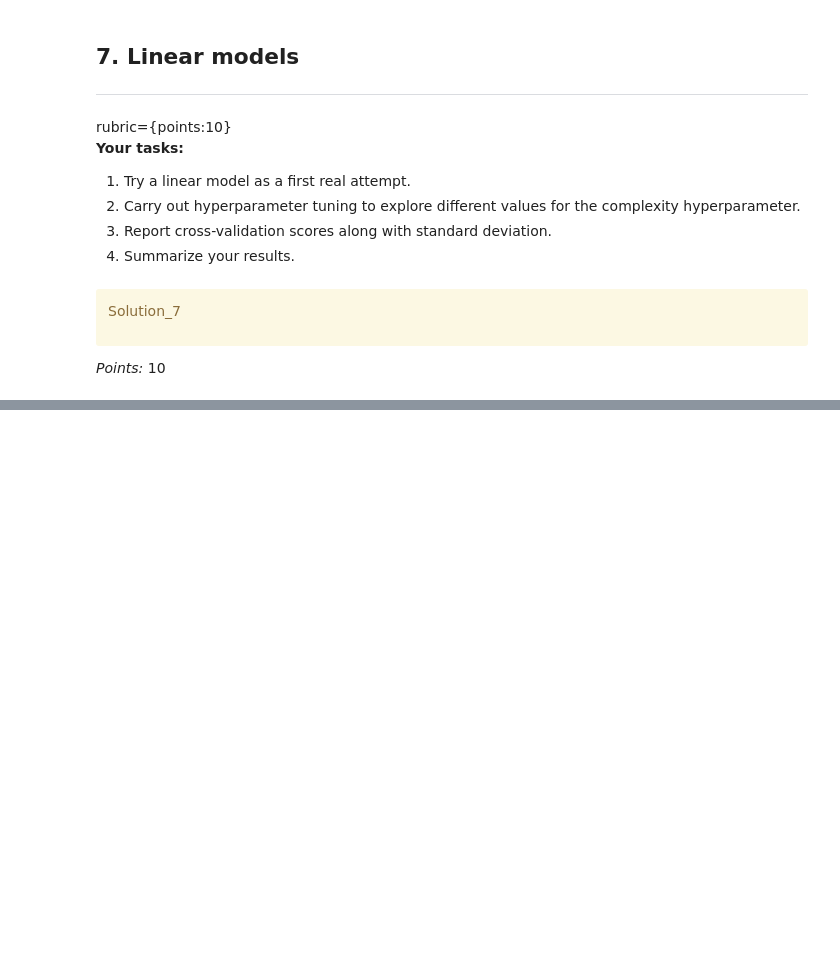
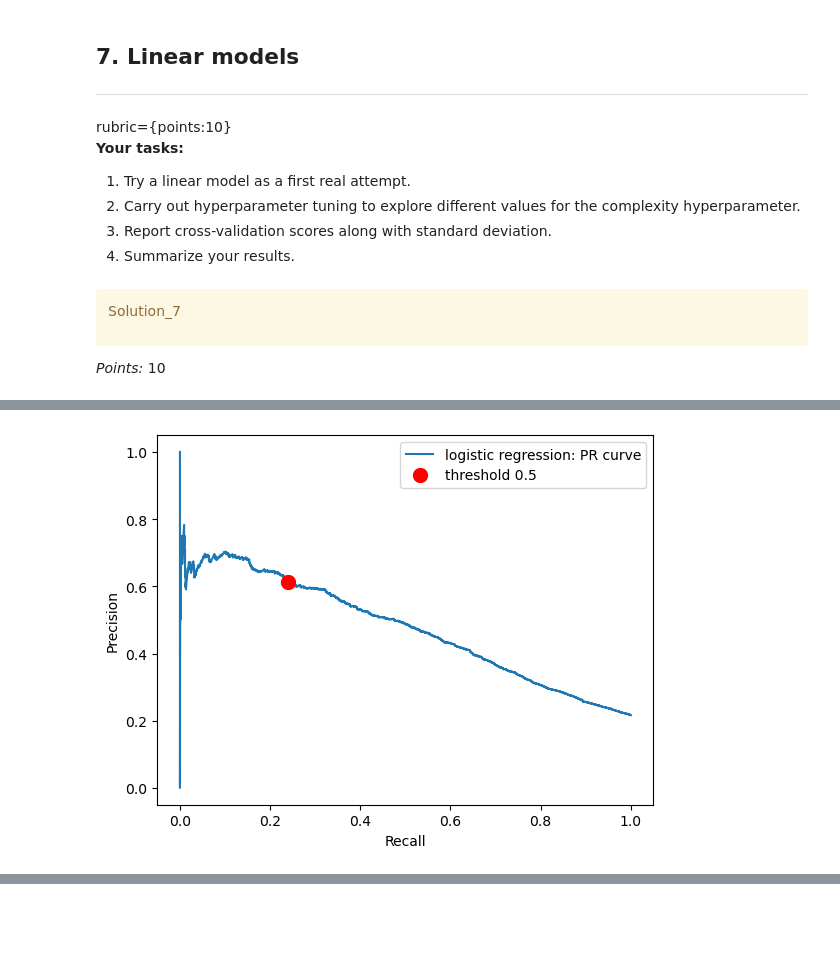
Before and after one commit to ivy-ll/cs330hw5, a Jupyter notebook: hw5.ipynb, the cells around one changed output, grey strips where cells are left out. Drawn from its saved outputs; the diff is of its cells as text; code cells hidden in the pictures; blank space fills up the shorter version.

```diff
--- a/hw5.ipynb
+++ b/hw5.ipynb
@@ -506,7 +515,9 @@ Solution_5
 
 _Points:_ 10
 # %%
-numeric_features = ['credit_limit', 'age', 'average_payment_delay', 'balance_due_sep', 'balance_due_aug', 'balance_due_jul', 'balance_due_jun', 'balance_due_may', 'balance_due_apr']
+numeric_features = ['credit_limit', 'average_payment_delay', 'balance_due_sep', 'balance_due_aug', 'balance_due_jul',
+                    'balance_due_jun', 'balance_due_may', 'balance_due_apr']
+discretization_features = ['age']
 categorical_features = ['marital_status']
 ordinal_features = ['education']
 binary_features = ['sex']
@@ -521,8 +532,11 @@ target = 'default_next_month'
 # Numeric features
 numeric_transformer = StandardScaler()
 
+# Discretization features
+discretization_transformer = KBinsDiscretizer(n_bins=5, encode="onehot")
+
 # Categorical features
-categorical_transformer = OneHotEncoder(handle_unknown="ignore", sparse_output=False),
+categorical_transformer = OneHotEncoder(handle_unknown="ignore", sparse_output=False)
 
 # Ordinal features
 education_levels = [
@@ -540,6 +554,7 @@ binary_transformer = OneHotEncoder(drop="if_binary", dtype=int)
 # Define our preprocessor
 preprocessor = make_column_transformer(
     (numeric_transformer, numeric_features),
+    (discretization_transformer, discretization_features),
     (ordinal_transformer, ordinal_features),
     (binary_transformer, binary_features),
     (categorical_transformer, categorical_features),
@@ -598,0 +628,16 @@ _Points:_ 2
+# %%
+# splitting the data
+X = credit_card_df.drop(columns=target)
+y = credit_card_df[target]
+X_train, X_test, y_train, y_test = train_test_split(X, y, test_size = 0.3, random_state=123)
+
+# creating model
+dummy = DummyClassifier(strategy="most_frequent")
+
+# making pipeline
+dummy_pipe = make_pipeline(preprocessor, dummy)
+
+# storing results
+dummy_score = mean_std_cross_val_scores(dummy_pipe, X_train, y_train, cv=5, return_train_score=True)
+
+pd.DataFrame(dummy_score, columns=['dummy']).T
@@ -630,2 +695,23 @@ _Type your answer here, replacing this text._
+# %%
+lr_pipe = make_pipeline(preprocessor, LogisticRegression(max_iter=1000, C=1, random_state=123))
+lr_pipe.fit(X_train, y_train)
+
+# adapted from lecture 9
+precision, recall, thresholds = precision_recall_curve(
+    y_test, lr_pipe.predict_proba(X_test)[:, 1]
+)
+plt.plot(recall, precision, label="logistic regression: PR curve")
+plt.xlabel("Recall")
+plt.ylabel("Precision")
+plt.plot(
+    recall_score(y_test, lr_pipe.predict(X_test)),
+    precision_score(y_test, lr_pipe.predict(X_test)),
+    "or",
+    markersize=10,
+    label="threshold 0.5",
+)
+plt.legend(loc="best", fontsize=10);
+# %% [output]
+[figure, added]
 # %%
 ...
```
Also changed, not shown: parts of 55 cells of this notebook, 1 other file.
